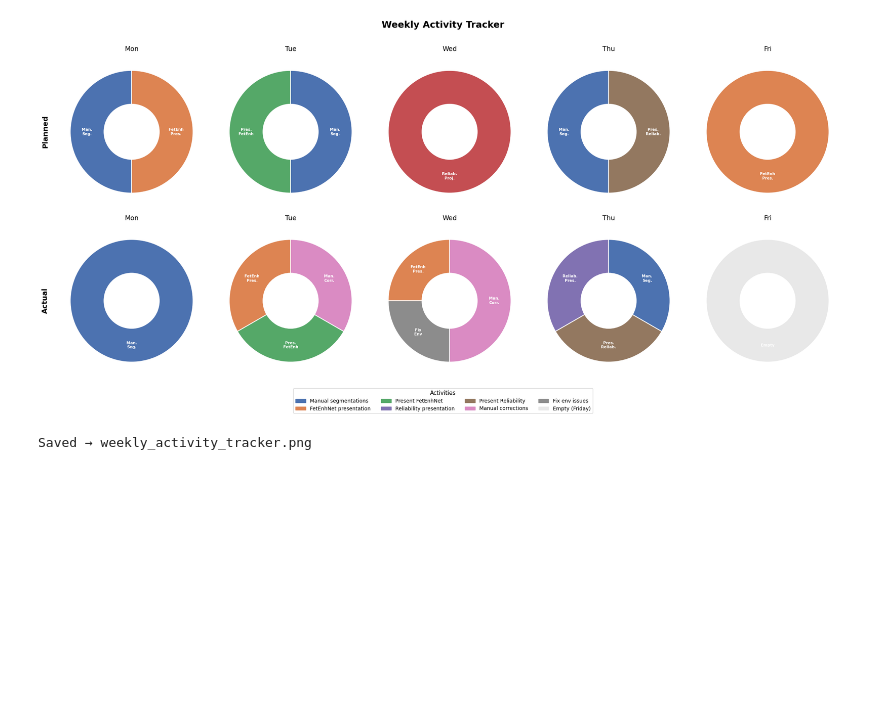
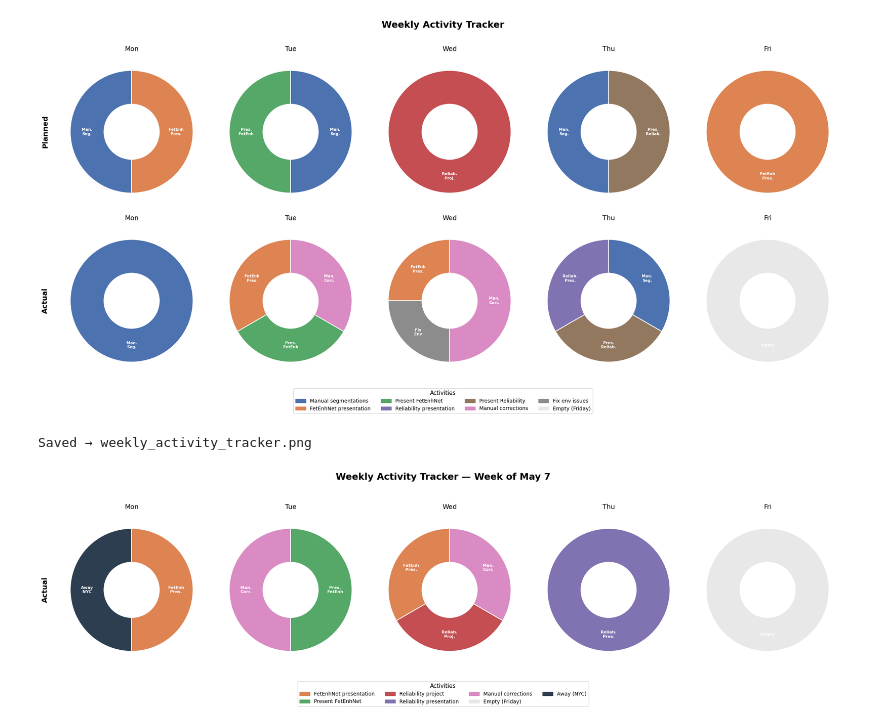
Before and after one commit to Y0z64/Reliability-analisys-FNNDSC, a Jupyter notebook: src/time_tracker.ipynb, the cells around one changed output. Cells and saved outputs as stored; diff of their text form; code cells hidden in the pictures; blank space fills up the shorter version.

```diff
--- a/src/time_tracker.ipynb
+++ b/src/time_tracker.ipynb
@@ -90,30 +90,116 @@ for row, (dataset, row_lbl) in enumerate(zip([planned, actual], ["Planned", "Act
 
         ax.set_title(day, fontsize=13, pad=8)
 
 # Shared legend
 all_used = set()
 for d in {**planned, **actual}.values():
     all_used.update(d)
 
 legend_handles = [
     mpatches.Patch(color=ACTIVITY_COLORS[a], label=a)
     for a in ACTIVITY_COLORS if a in all_used
 ]
 fig.legend(
     handles=legend_handles,
     loc="lower center",
     ncol=4,
     fontsize=10,
     frameon=True,
     bbox_to_anchor=(0.5, -0.06),
     title="Activities",
     title_fontsize=11,
 )
 
 plt.tight_layout()
 plt.savefig("weekly_activity_tracker.png", dpi=150, bbox_inches="tight")
 plt.show()
 print("Saved → weekly_activity_tracker.png")
+
+
+# May 7 — week of 2026-05-04
+# Actual activities for the week
+
+ACTIVITY_COLORS_W2 = {
+    **ACTIVITY_COLORS,
+    "Away (NYC)": "#2C3E50",
+}
+ABBREV_W2 = {
+    **ABBREV,
+    "Away (NYC)": "Away\nNYC",
+}
+
+actual_w2 = {
+    "Mon": ["Away (NYC)", "FetEnhNet presentation"],
+    "Tue": ["Manual corrections", "Present FetEnhNet"],
+    "Wed": ["FetEnhNet presentation", "Reliability project", "Manual corrections"],
+    "Thu": ["Reliability presentation"],
+    "Fri": ["Empty (Friday)"],
+}
+
+days = ["Mon", "Tue", "Wed", "Thu", "Fri"]
+
+fig, axes = plt.subplots(1, 5, figsize=(22, 5.5))
+fig.suptitle("Weekly Activity Tracker — Week of May 7", fontsize=18, fontweight="bold", y=1.04)
+
+DONUT_WIDTH = 0.55
+MID_RING = 1 - DONUT_WIDTH / 2
+
+axes[0].set_ylabel("Actual", fontsize=14, fontweight="bold", labelpad=12)
+for col, day in enumerate(days):
+    ax = axes[col]
+    from collections import Counter
+    counts = Counter(actual_w2[day])
+    labels = list(counts.keys())
+    sizes = [counts[k] for k in labels]
+    colors = [ACTIVITY_COLORS_W2[k] for k in labels]
+    abbrevs = [ABBREV_W2[k] for k in labels]
+
+    wedge_props = dict(width=DONUT_WIDTH, edgecolor="white", linewidth=1.5)
+    wedges, _ = ax.pie(
+        sizes,
+        colors=colors,
+        startangle=90,
+        wedgeprops=wedge_props,
+    )
+
+    for wedge, abbr in zip(wedges, abbrevs):
+        angle = (wedge.theta1 + wedge.theta2) / 2
+        x = MID_RING * np.cos(np.radians(angle))
+        y = MID_RING * np.sin(np.radians(angle))
+        ax.text(
+            x, y, abbr,
+            ha="center", va="center",
+            fontsize=8, fontweight="bold",
+            color="white",
+            multialignment="center",
+        )
+
+    ax.set_title(day, fontsize=13, pad=8)
+
+all_used_w2 = set()
+for d in actual_w2.values():
+    all_used_w2.update(d)
+
+legend_handles = [
+    mpatches.Patch(color=ACTIVITY_COLORS_W2[a], label=a)
+    for a in ACTIVITY_COLORS_W2 if a in all_used_w2
+]
+fig.legend(
+    handles=legend_handles,
+    loc="lower center",
+    ncol=4,
+    fontsize=10,
+    frameon=True,
+    bbox_to_anchor=(0.5, -0.12),
+    title="Activities",
+    title_fontsize=11,
+)
+
+plt.tight_layout()
+plt.savefig("weekly_activity_tracker_may7.png", dpi=150, bbox_inches="tight")
+plt.show()
+print("Saved → weekly_activity_tracker_may7.png")
 # %% [output]
 [figure]
 Saved → weekly_activity_tracker.png
+[figure, added]
```
Also changed, not shown: parts of 1 cell of this notebook, 19 other files.
